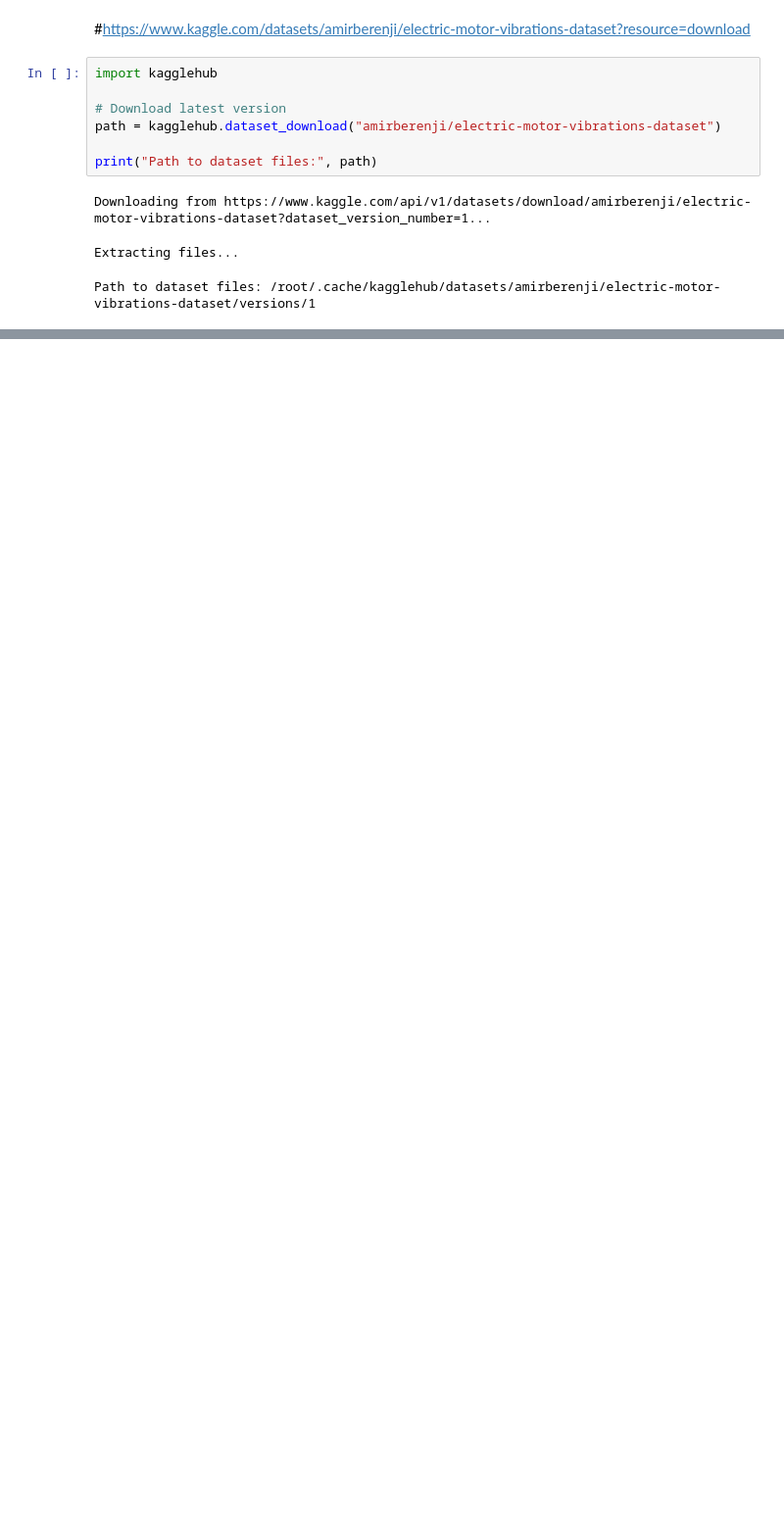
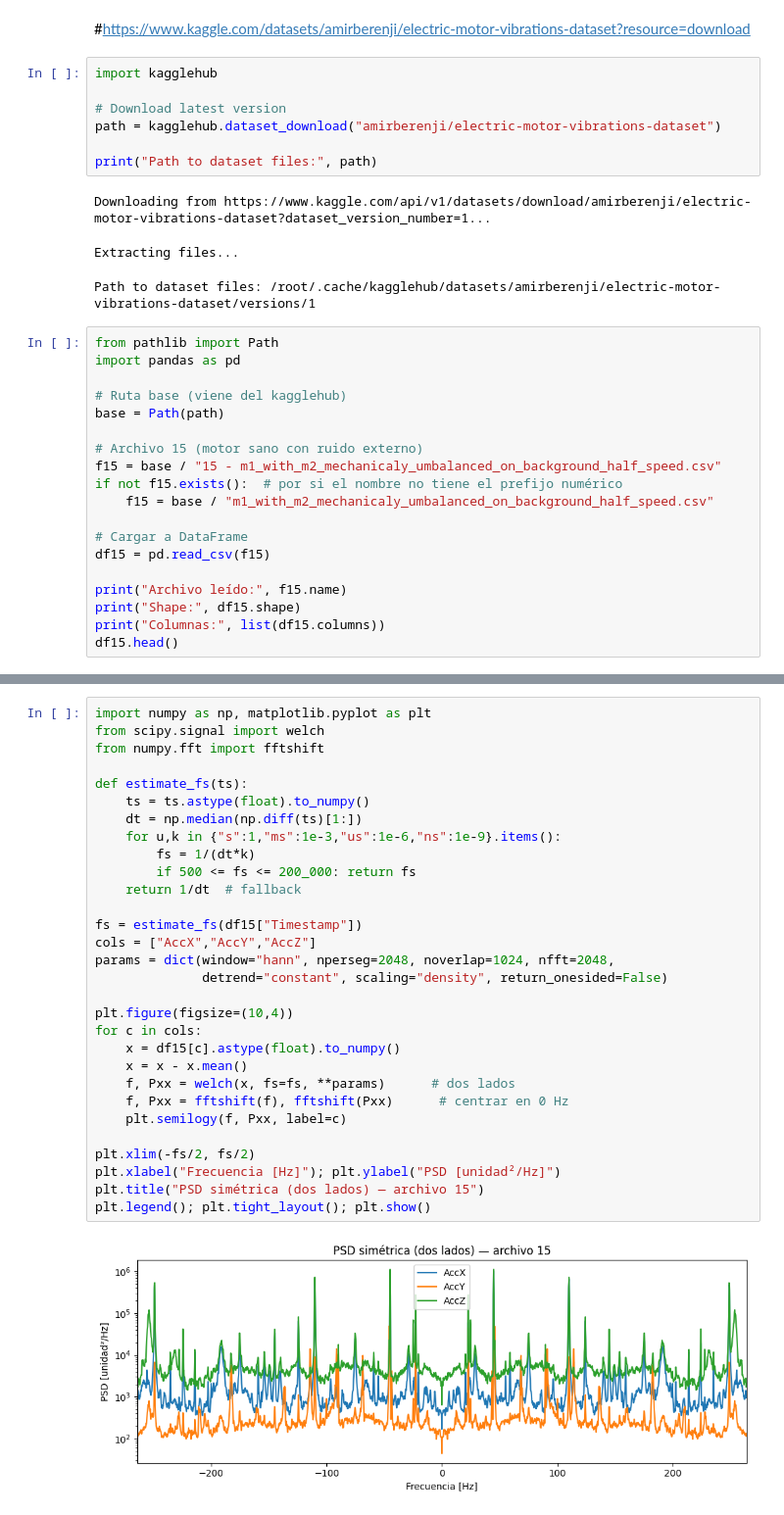
Before and after one commit to RafaelTorresCH/Signal-theory, a Jupyter notebook: class notebooks/NUEVA_BASE_DE_DATOS.ipynb, the cells around one changed output, grey strips where cells are left out. Shown at 98% size. Cells and saved outputs as stored; diff of their text form; blank space fills up the shorter version.

```diff
--- a/class notebooks/NUEVA_BASE_DE_DATOS.ipynb
+++ b/class notebooks/NUEVA_BASE_DE_DATOS.ipynb
@@ -13,3 +13,22 @@ print("Path to dataset files:", path)
 Downloading from https://www.kaggle.com/api/v1/datasets/download/amirberenji/electric-motor-vibrations-dataset?dataset_version_number=1...
 Extracting files...
 Path to dataset files: /root/.cache/kagglehub/datasets/amirberenji/electric-motor-vibrations-dataset/versions/1
+# %%
+from pathlib import Path
+import pandas as pd
+
+# Ruta base (viene del kagglehub)
+base = Path(path)
+
+# Archivo 15 (motor sano con ruido externo)
+f15 = base / "15 - m1_with_m2_mechanicaly_umbalanced_on_background_half_speed.csv"
+if not f15.exists():  # por si el nombre no tiene el prefijo numérico
+    f15 = base / "m1_with_m2_mechanicaly_umbalanced_on_background_half_speed.csv"
+
+# Cargar a DataFrame
+df15 = pd.read_csv(f15)
+
+print("Archivo leído:", f15.name)
+print("Shape:", df15.shape)
+print("Columnas:", list(df15.columns))
+df15.head()
@@ -15,0 +45,32 @@ Path to dataset files: /root/.cache/kagglehub/datasets/amirberenji/electric-moto
+# %%
+import numpy as np, matplotlib.pyplot as plt
+from scipy.signal import welch
+from numpy.fft import fftshift
+
+def estimate_fs(ts):
+    ts = ts.astype(float).to_numpy()
+    dt = np.median(np.diff(ts)[1:])
+    for u,k in {"s":1,"ms":1e-3,"us":1e-6,"ns":1e-9}.items():
+        fs = 1/(dt*k)
+        if 500 <= fs <= 200_000: return fs
+    return 1/dt  # fallback
+
+fs = estimate_fs(df15["Timestamp"])
+cols = ["AccX","AccY","AccZ"]
+params = dict(window="hann", nperseg=2048, noverlap=1024, nfft=2048,
+              detrend="constant", scaling="density", return_onesided=False)
+
+plt.figure(figsize=(10,4))
+for c in cols:
+    x = df15[c].astype(float).to_numpy()
+    x = x - x.mean()
+    f, Pxx = welch(x, fs=fs, **params)      # dos lados
+    f, Pxx = fftshift(f), fftshift(Pxx)      # centrar en 0 Hz
+    plt.semilogy(f, Pxx, label=c)
+
+plt.xlim(-fs/2, fs/2)
+plt.xlabel("Frecuencia [Hz]"); plt.ylabel("PSD [unidad²/Hz]")
+plt.title("PSD simétrica (dos lados) — archivo 15")
+plt.legend(); plt.tight_layout(); plt.show()
+# %% [output]
+[figure, added]
```
Also changed, not shown: parts of 1 cell of this notebook.
